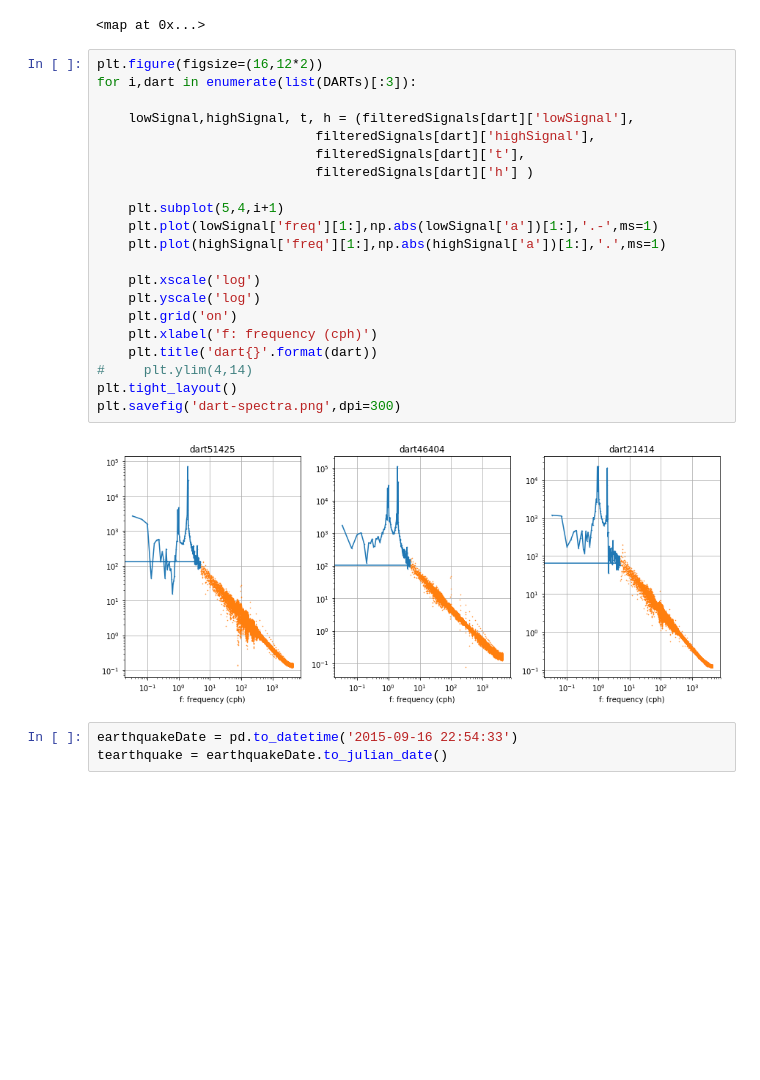
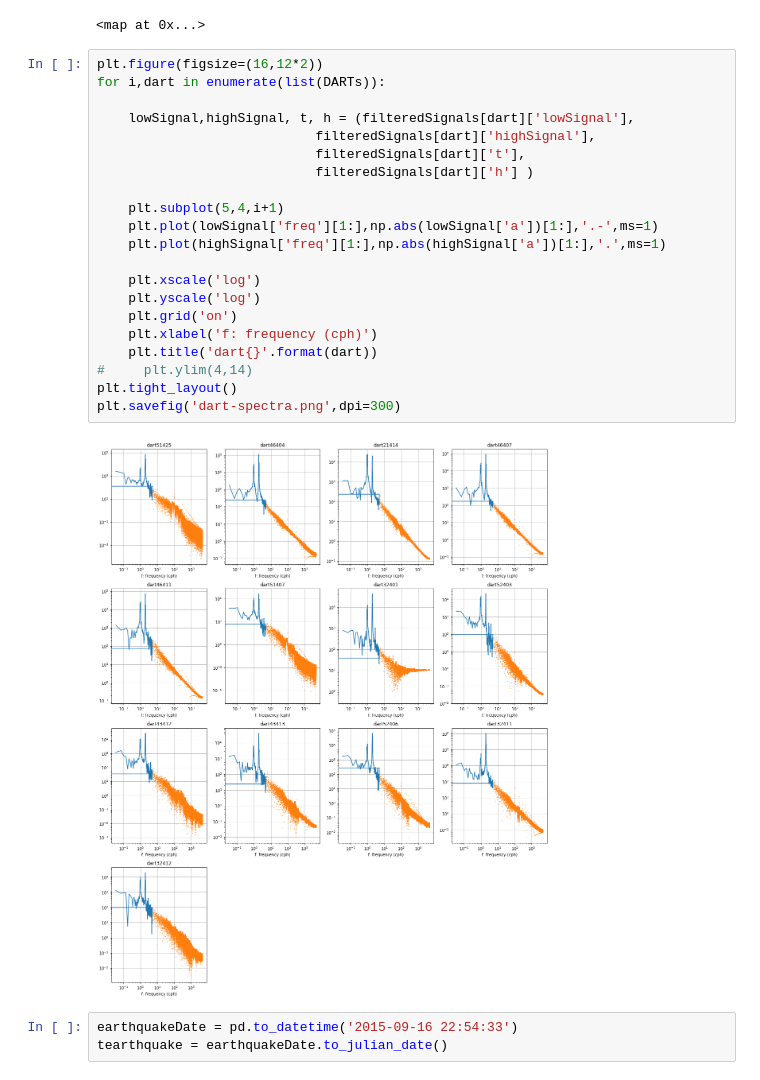
Before and after one commit to jgalazm/Nami, a Jupyter notebook: validation/06_illapel2015/data/dart_buoys_filter.ipynb, the cells around one changed output. Saved outputs shown, nothing was run; the diff lists cells and outputs as text; blank space fills up the shorter version.

Commit message:
update illapel2015 #4 with dart buoy comparison

```diff
--- a/validation/06_illapel2015/data/dart_buoys_filter.ipynb
+++ b/validation/06_illapel2015/data/dart_buoys_filter.ipynb
@@ -167,27 +203,27 @@ map(lambda k: k, dataFrames.keys())
 <map at 0x...>
 # %%
 plt.figure(figsize=(16,12*2))
-for i,dart in enumerate(list(DARTs)[:3]):
+for i,dart in enumerate(list(DARTs)):
 
     lowSignal,highSignal, t, h = (filteredSignals[dart]['lowSignal'],
                             filteredSignals[dart]['highSignal'],
                             filteredSignals[dart]['t'],
                             filteredSignals[dart]['h'] )
 
     plt.subplot(5,4,i+1)
     plt.plot(lowSignal['freq'][1:],np.abs(lowSignal['a'])[1:],'.-',ms=1)
     plt.plot(highSignal['freq'][1:],np.abs(highSignal['a'])[1:],'.',ms=1)
 
     plt.xscale('log')
     plt.yscale('log')
     plt.grid('on')
     plt.xlabel('f: frequency (cph)')
     plt.title('dart{}'.format(dart))
 #     plt.ylim(4,14)
 plt.tight_layout()
 plt.savefig('dart-spectra.png',dpi=300)
 # %% [output]
-[figure, old version]
+[figure, new version]
 # %%
 earthquakeDate = pd.to_datetime('2015-09-16 22:54:33')
 tearthquake = earthquakeDate.to_julian_date()
```
Also changed, not shown: parts of 16 cells of this notebook, 12 other files.
